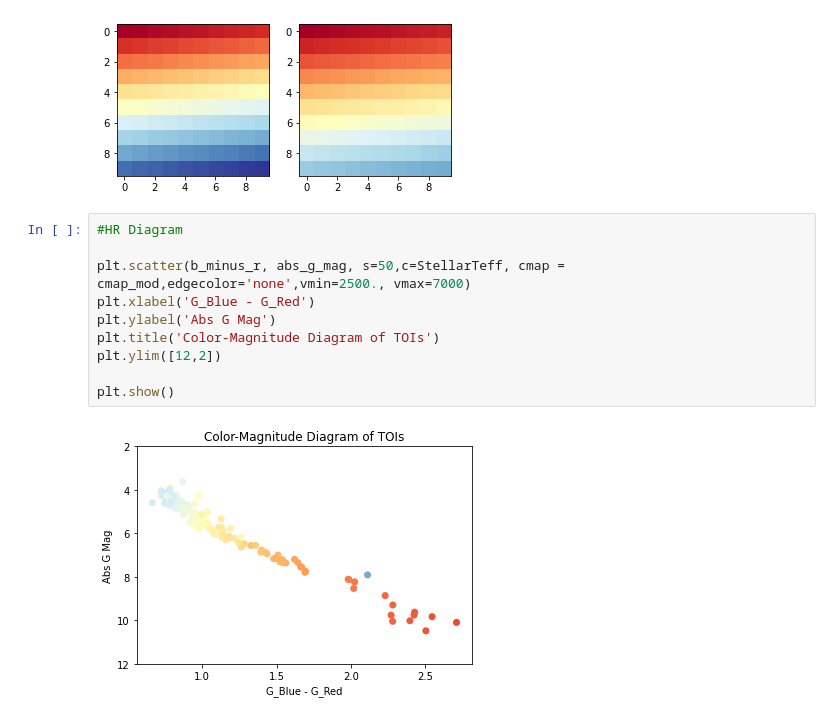
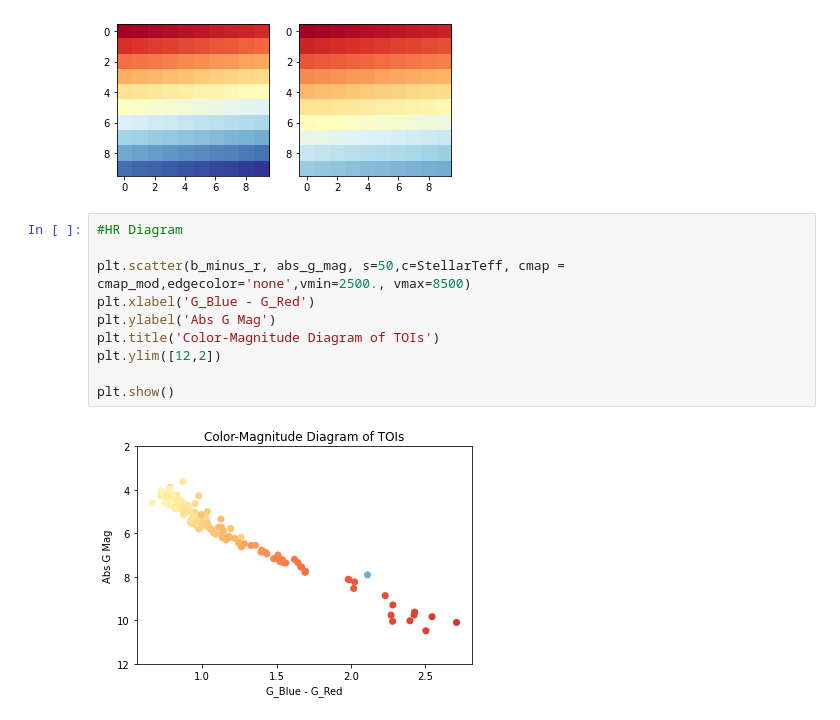
Before and after one commit to JenniferBurt/TOI_SEDs, a Jupyter notebook: TargetListOverview/toi_hr_diagram.ipynb, the cells around one changed output. Cells and saved outputs as stored; diff of their text form.

Commit message:
changed vmax for cmd

```diff
--- a/TargetListOverview/toi_hr_diagram.ipynb
+++ b/TargetListOverview/toi_hr_diagram.ipynb
@@ -47,12 +47,12 @@ cmap_mod = truncate_colormap(minval=0, maxval=.8)  # calls function to truncate
 # %%
 #HR Diagram
 
-plt.scatter(b_minus_r, abs_g_mag, s=50,c=StellarTeff, cmap = cmap_mod,edgecolor='none',vmin=2500., vmax=7000)
+plt.scatter(b_minus_r, abs_g_mag, s=50,c=StellarTeff, cmap = cmap_mod,edgecolor='none',vmin=2500., vmax=8500)
 plt.xlabel('G_Blue - G_Red')
 plt.ylabel('Abs G Mag')
 plt.title('Color-Magnitude Diagram of TOIs')
 plt.ylim([12,2])
 
 plt.show()
 # %% [output]
-[figure, old version]
+[figure, new version]
```
